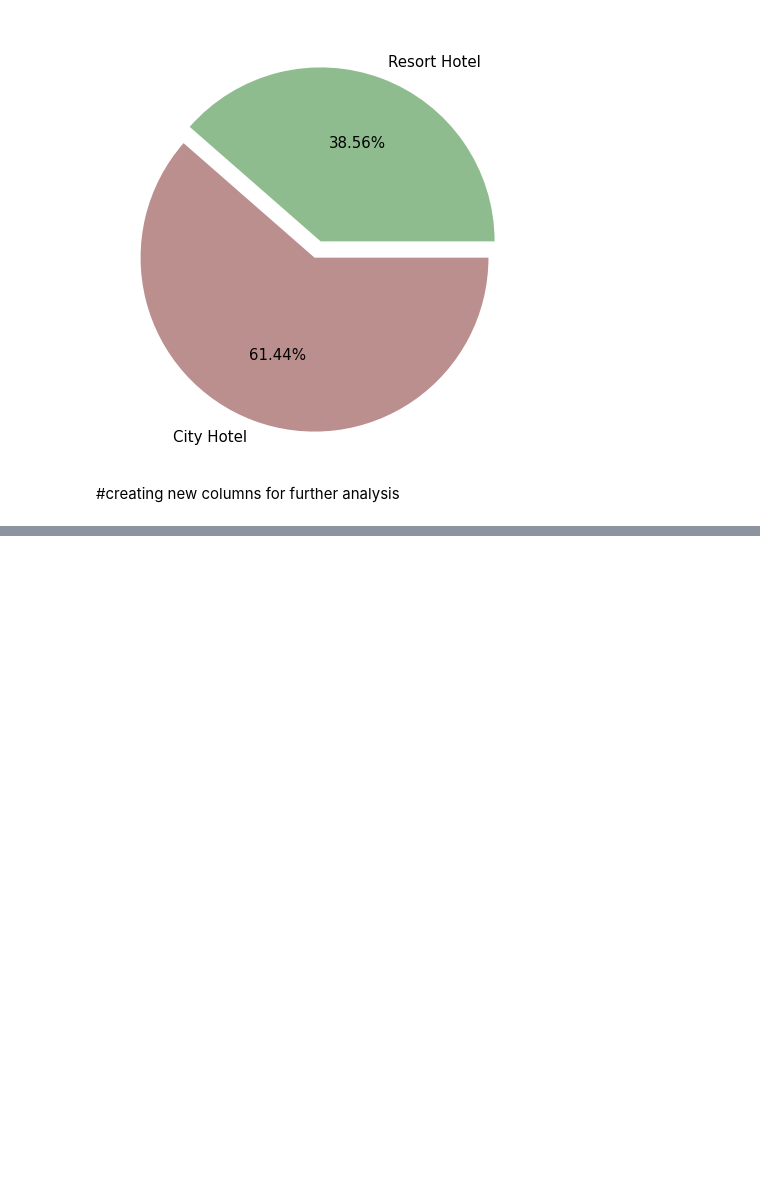
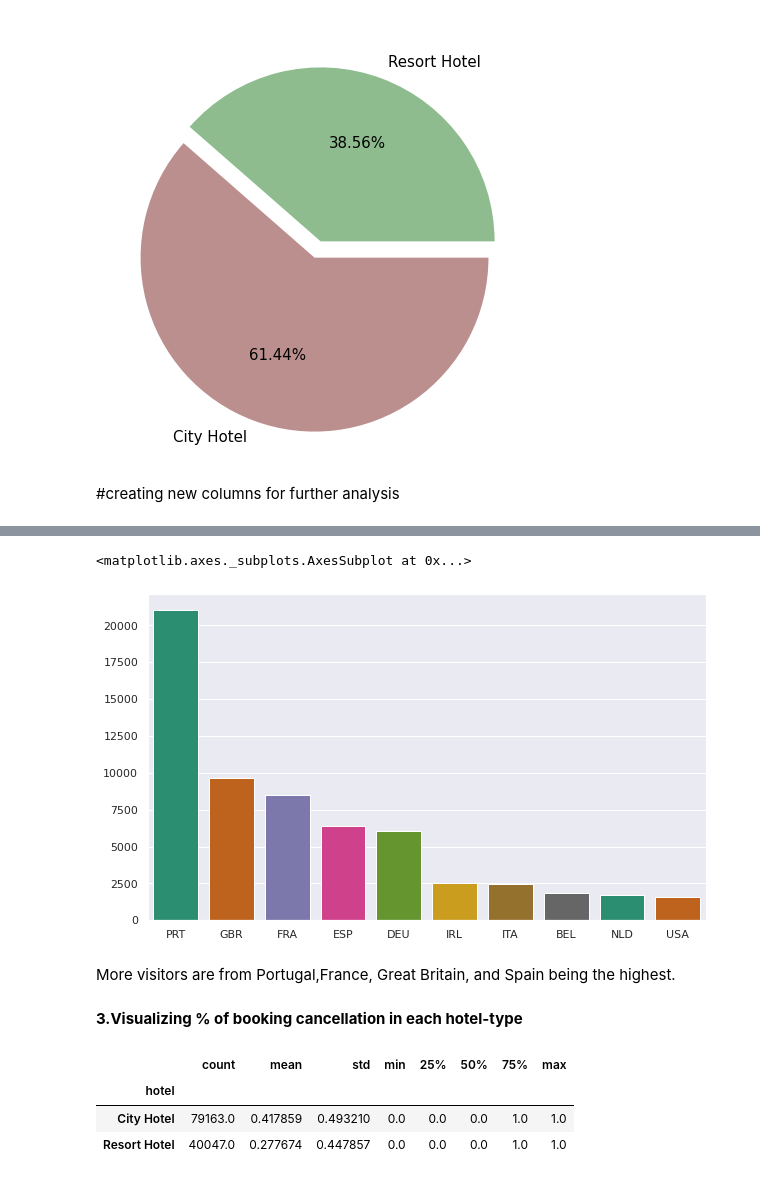
Before and after one commit to yraj1996/hotel_booking_analysis-EDA, a Jupyter notebook: Copy_of_Hotel_Booking_Analysis_Capstone_Project.ipynb, the cells around one changed output, grey strips where cells are left out. Saved outputs shown, nothing was run; the diff lists cells and outputs as text; code cells hidden in the pictures; blank space fills up the shorter version.

```diff
--- a/Copy_of_Hotel_Booking_Analysis_Capstone_Project.ipynb
+++ b/Copy_of_Hotel_Booking_Analysis_Capstone_Project.ipynb
@@ -241,0 +295,18 @@ hotel_df.head()
+# %%
+#plotting top 10 countries
+sns.barplot (y= list(booking_df.country.value_counts().head (10)), x= list(booking_df.country.value_counts().head(10).index),palette='Dark2')
+# %% [output]
+<matplotlib.axes._subplots.AxesSubplot at 0x...>
+[figure, added]
+# %% [markdown]
+More visitors are from  Portugal,France, Great Britain, and Spain being the highest.
+# %% [markdown]
+**3.Visualizing % of booking cancellation in each hotel-type**
+# %%
+hotel_cancel=hotel_df.groupby("hotel")['is_canceled'].describe()
+hotel_cancel
+# %% [output]
+|  | count | mean | std | min | 25% | 50% | 75% | max |
+| hotel |  |  |  |  |  |  |  |  |
+| City Hotel | 79163.0 | 0.417859 | 0.493210 | 0.0 | 0.0 | 0.0 | 1.0 | 1.0 |
+| Resort Hotel | 40047.0 | 0.277674 | 0.447857 | 0.0 | 0.0 | 0.0 | 1.0 | 1.0 |
```
Also changed, not shown: parts of 24 cells of this notebook.
